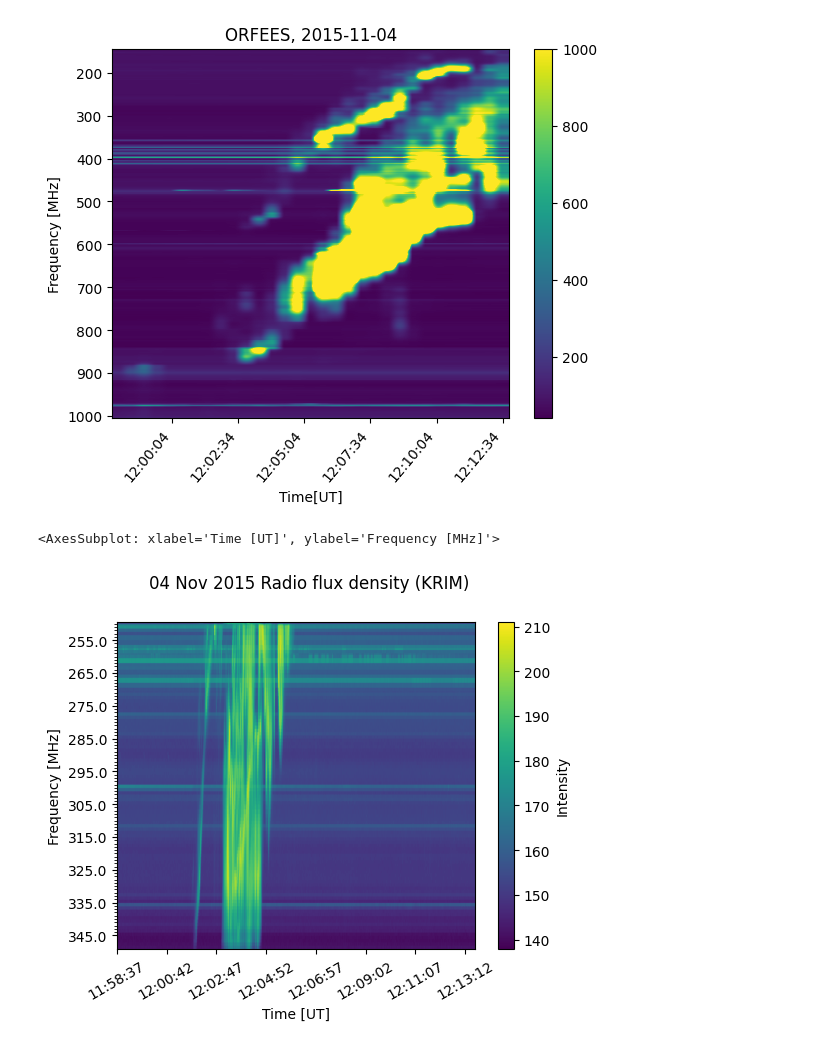
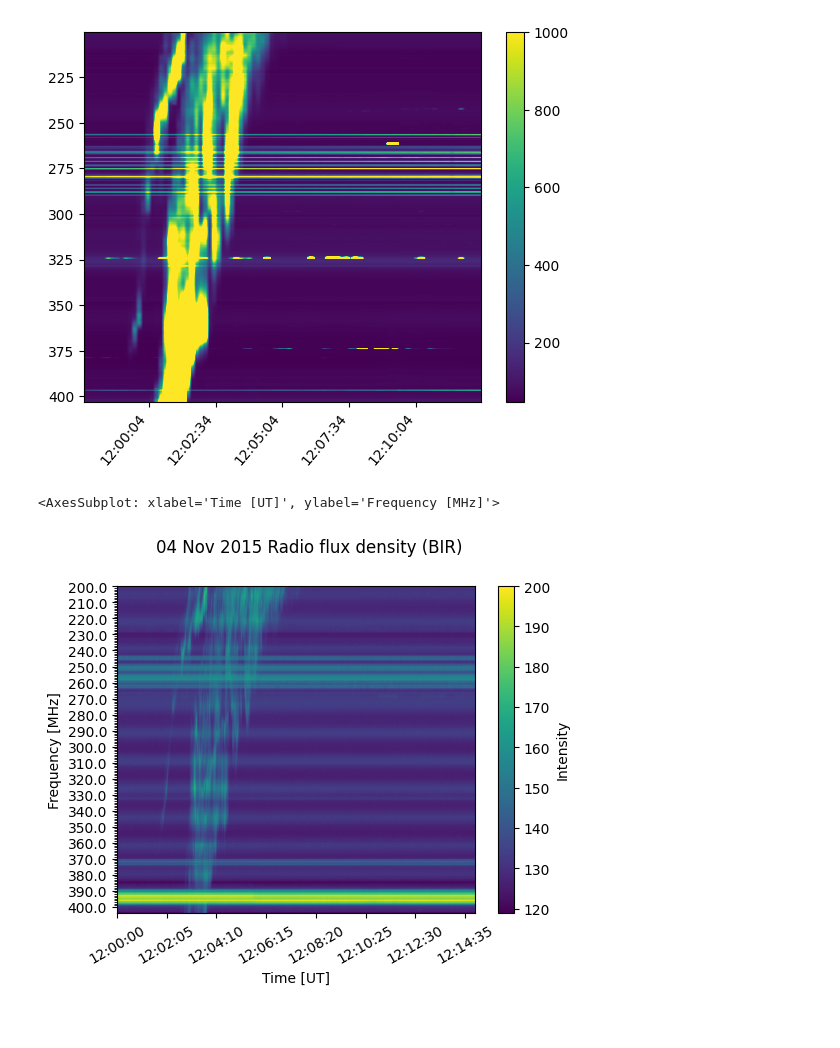
Before and after one commit to i4Ds/eCallistoValidation, a Jupyter notebook: validation/Orfees/Test_orfees.ipynb, the cells around one changed output. Saved outputs shown, nothing was run; the diff lists cells and outputs as text; code cells hidden in the pictures.

```diff
--- a/validation/Orfees/Test_orfees.ipynb
+++ b/validation/Orfees/Test_orfees.ipynb
@@ -153,12 +230,14 @@ orfees_1.peek()
 # %%
-# still have to fix the the x axis to plot the correct time after using the range time:
-orfees = OrfeesSpectrogram("./orfees_files/int_orf20151104_120000_10.fts")
-orfees.peek(start_time='12:00:04', end_time='12:05:04')
+# stil have to fix the the x axis to plot the correct time after using the range time:
+orfees= OrfeesSpectrogram("./orfees_files/int_orf20151104_120000_10.fts")
+spec = CallistoSpectrogram.from_url('http://soleil.i4ds.ch/solarradio/data/2002-20yy_Callisto/2015/11/04/BIR_20151104_120000_03.fit.gz')
+
+orfees.plot_range_freq(spec)
 # %% [output]
-[figure, old version]
+[figure, new version]
 # %%
-spec3 = CallistoSpectrogram.from_url('http://soleil.i4ds.ch/solarradio/data/2002-20yy_Callisto/2015/11/04/KRIM_20151104_115837_00.fit.gz')
-spec3.plot()
+spec = CallistoSpectrogram.from_url('http://soleil.i4ds.ch/solarradio/data/2002-20yy_Callisto/2015/11/04/BIR_20151104_120000_03.fit.gz')
+spec.plot()
 # %% [output]
 <AxesSubplot: xlabel='Time [UT]', ylabel='Frequency [MHz]'>
-[figure, old version]
+[figure, new version]
```
Also changed, not shown: parts of 9 cells of this notebook.
